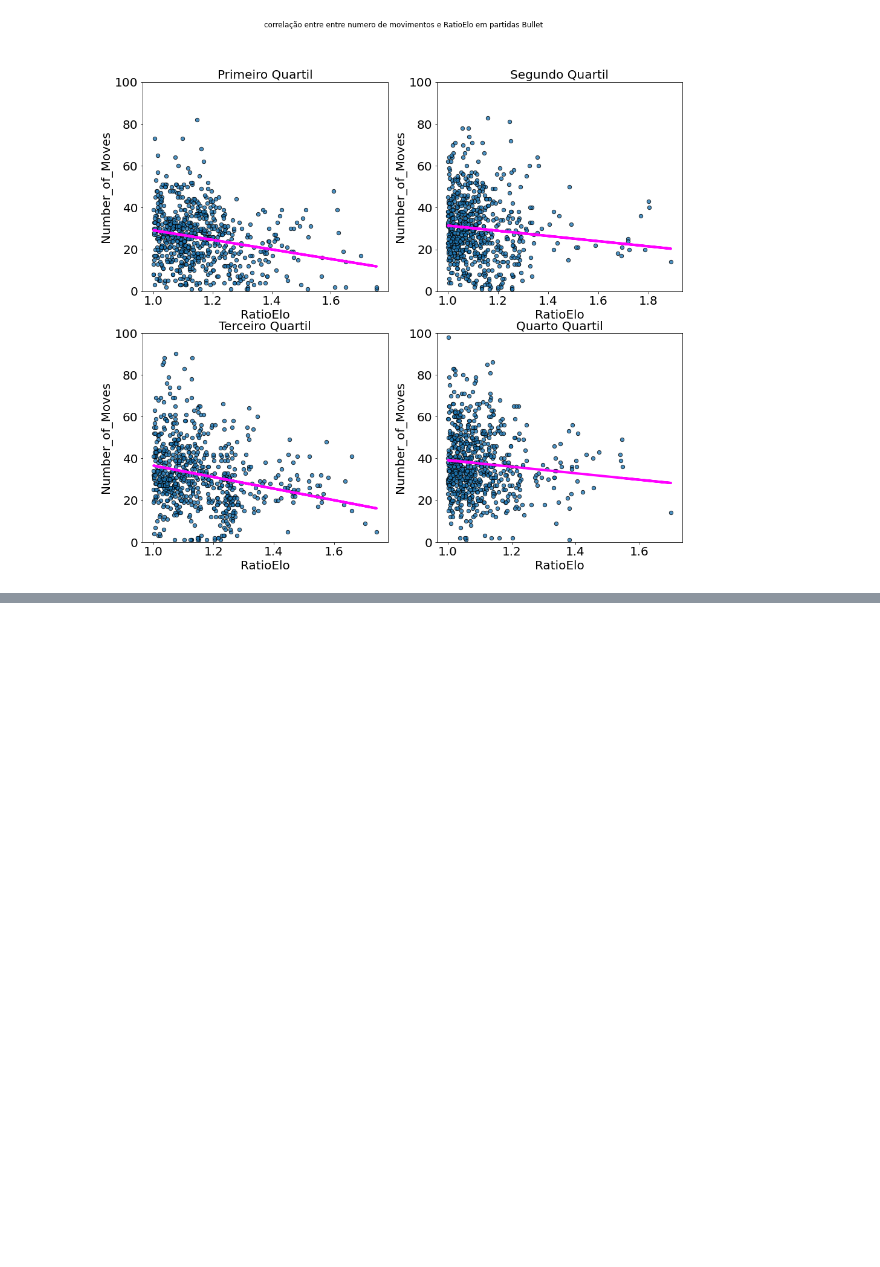
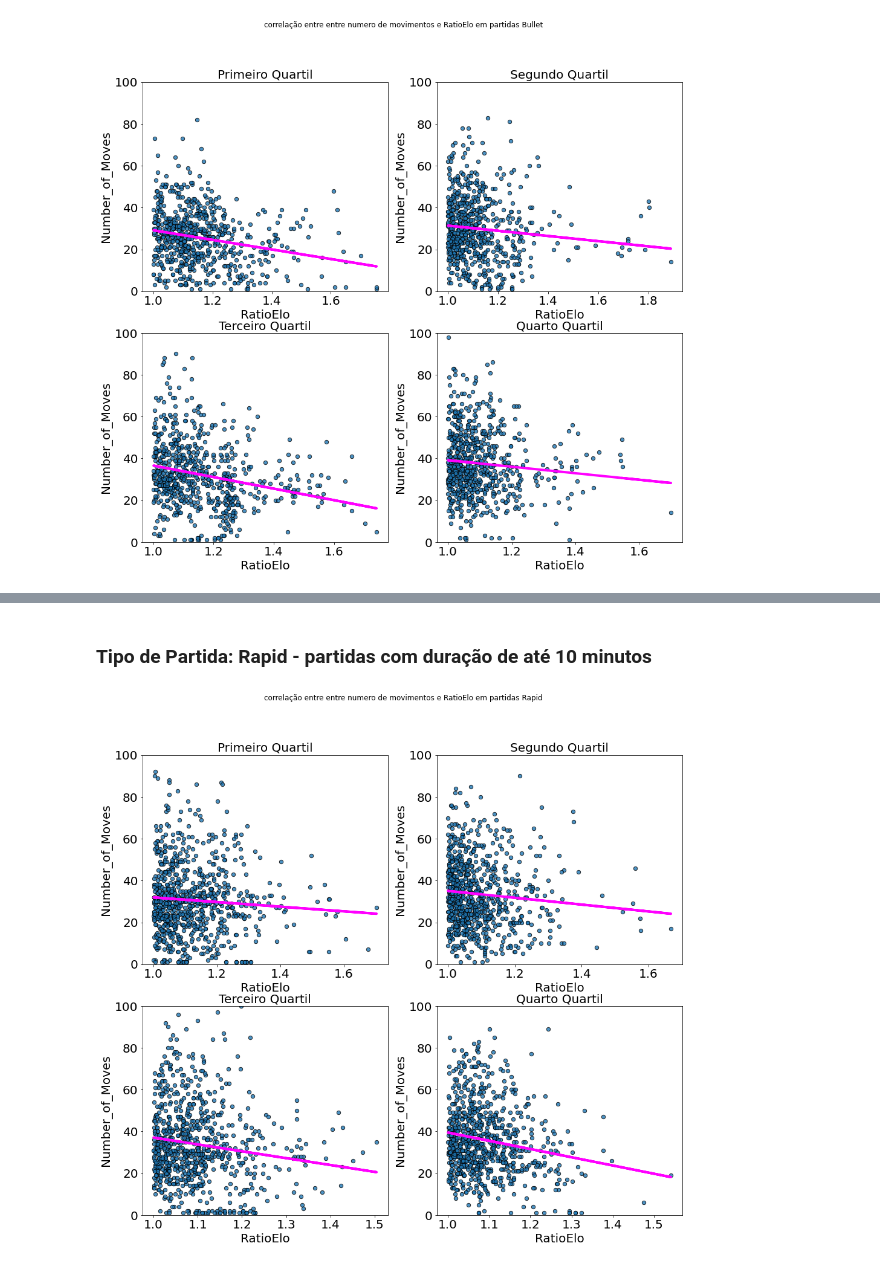
Before and after one commit to otavioml/Chess-Data-Analysis, a Jupyter notebook: Chess_Data_Analysis.ipynb, the cells around one changed output, grey strips where cells are left out. Cells and saved outputs as stored; diff of their text form; code cells hidden in the pictures; blank space fills up the shorter version.

```diff
--- a/Chess_Data_Analysis.ipynb
+++ b/Chess_Data_Analysis.ipynb
@@ -508,0 +517,6 @@ reglin('Bullet', 'RatioElo')
+# %% [markdown]
+### Tipo de Partida: Rapid - partidas com duração de até 10 minutos
+# %%
+reglin('Rapid','RatioElo')
+# %% [output]
+[figure, added]
```
Also changed, not shown: parts of 11 cells of this notebook.
